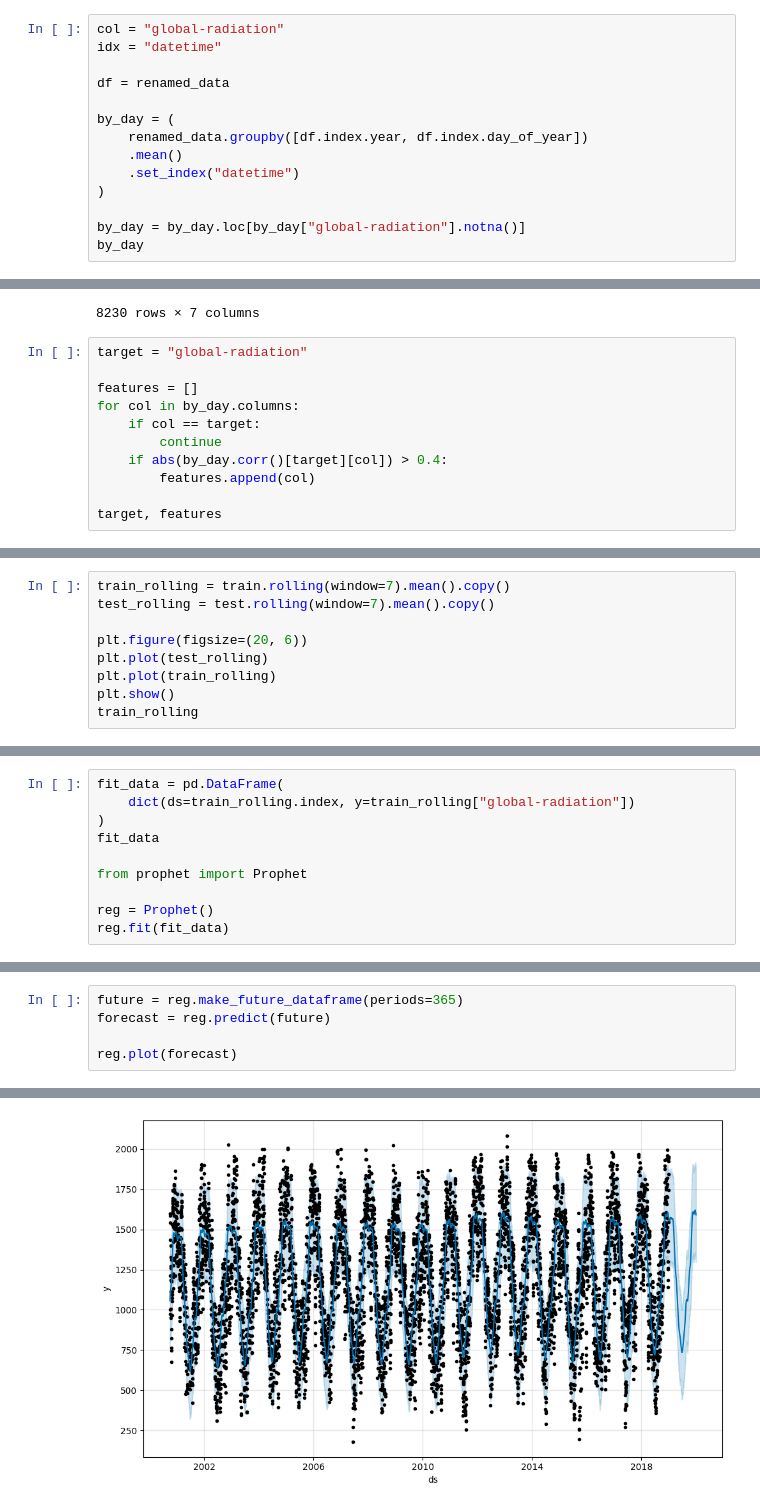
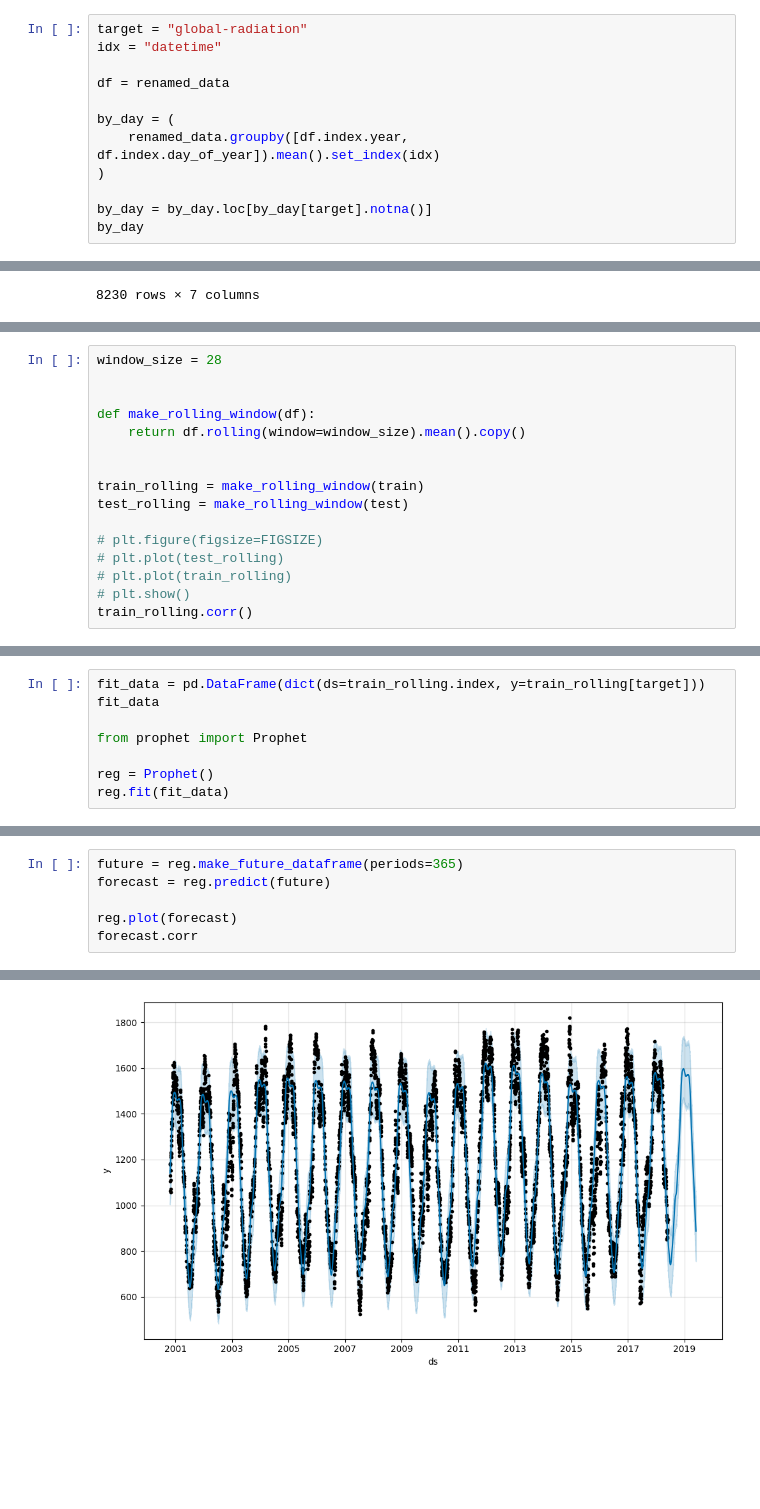
Before and after one commit to fellipessanha/solar-studies, a Jupyter notebook: data-treatment.ipynb, the cells around one changed output, grey strips where cells are left out. Drawn from its saved outputs; the diff is of its cells as text; blank space fills up the shorter version.

```diff
--- a/data-treatment.ipynb
+++ b/data-treatment.ipynb
@@ -117,18 +119,16 @@ renamed_data
 | 2024-07-31 23:00:00 | NaN | 0.0 | 71.0 | 17.9 | 17.1 | ... |
 200376 rows × 8 columns
 # %%
-col = "global-radiation"
+target = "global-radiation"
 idx = "datetime"
 
 df = renamed_data
 
 by_day = (
-    renamed_data.groupby([df.index.year, df.index.day_of_year])
-    .mean()
-    .set_index("datetime")
+    renamed_data.groupby([df.index.year, df.index.day_of_year]).mean().set_index(idx)
 )
 
-by_day = by_day.loc[by_day["global-radiation"].notna()]
+by_day = by_day.loc[by_day[target].notna()]
 by_day
 # %% [output]
 |  | global-radiation | total-precipitation | relative-humidity | temperature-last-hour-max | temperature-last-hour-min | ... |
@@ -145,14 +145,3 @@ by_day
 | 2024-07-30 11:30:00 | 1291.227273 | 0.000000 | 76.458333 | 13.125000 | 12.208333 | ... |
 | 2024-07-31 11:30:00 | 1285.118182 | 0.000000 | 68.708333 | 16.920833 | 15.612500 | ... |
 8230 rows × 7 columns
-# %%
-target = "global-radiation"
-
-features = []
-for col in by_day.columns:
-    if col == target:
-        continue
-    if abs(by_day.corr()[target][col]) > 0.4:
-        features.append(col)
-
-target, features
@@ -181,10 +188,17 @@ plt.plot(test, color="orange")
 # %%
-train_rolling = train.rolling(window=7).mean().copy()
-test_rolling = test.rolling(window=7).mean().copy()
+window_size = 28
 
-plt.figure(figsize=(20, 6))
-plt.plot(test_rolling)
-plt.plot(train_rolling)
-plt.show()
-train_rolling
+
+def make_rolling_window(df):
+    return df.rolling(window=window_size).mean().copy()
+
+
+train_rolling = make_rolling_window(train)
+test_rolling = make_rolling_window(test)
+
+# plt.figure(figsize=FIGSIZE)
+# plt.plot(test_rolling)
+# plt.plot(train_rolling)
+# plt.show()
+train_rolling.corr()
 # %% [output]
@@ -206,7 +213,5 @@ train_rolling
 # %%
-fit_data = pd.DataFrame(
-    dict(ds=train_rolling.index, y=train_rolling["global-radiation"])
-)
+fit_data = pd.DataFrame(dict(ds=train_rolling.index, y=train_rolling[target]))
 fit_data
 
 from prophet import Prophet
@@ -222,4 +227,5 @@ future = reg.make_future_dataframe(periods=365)
 forecast = reg.predict(future)
 
 reg.plot(forecast)
+forecast.corr
 # %% [output]
@@ -226 +249 @@ reg.plot(forecast)
-[figure, old version]
+[figure, new version]
```
Also changed, not shown: parts of 12 cells of this notebook.
